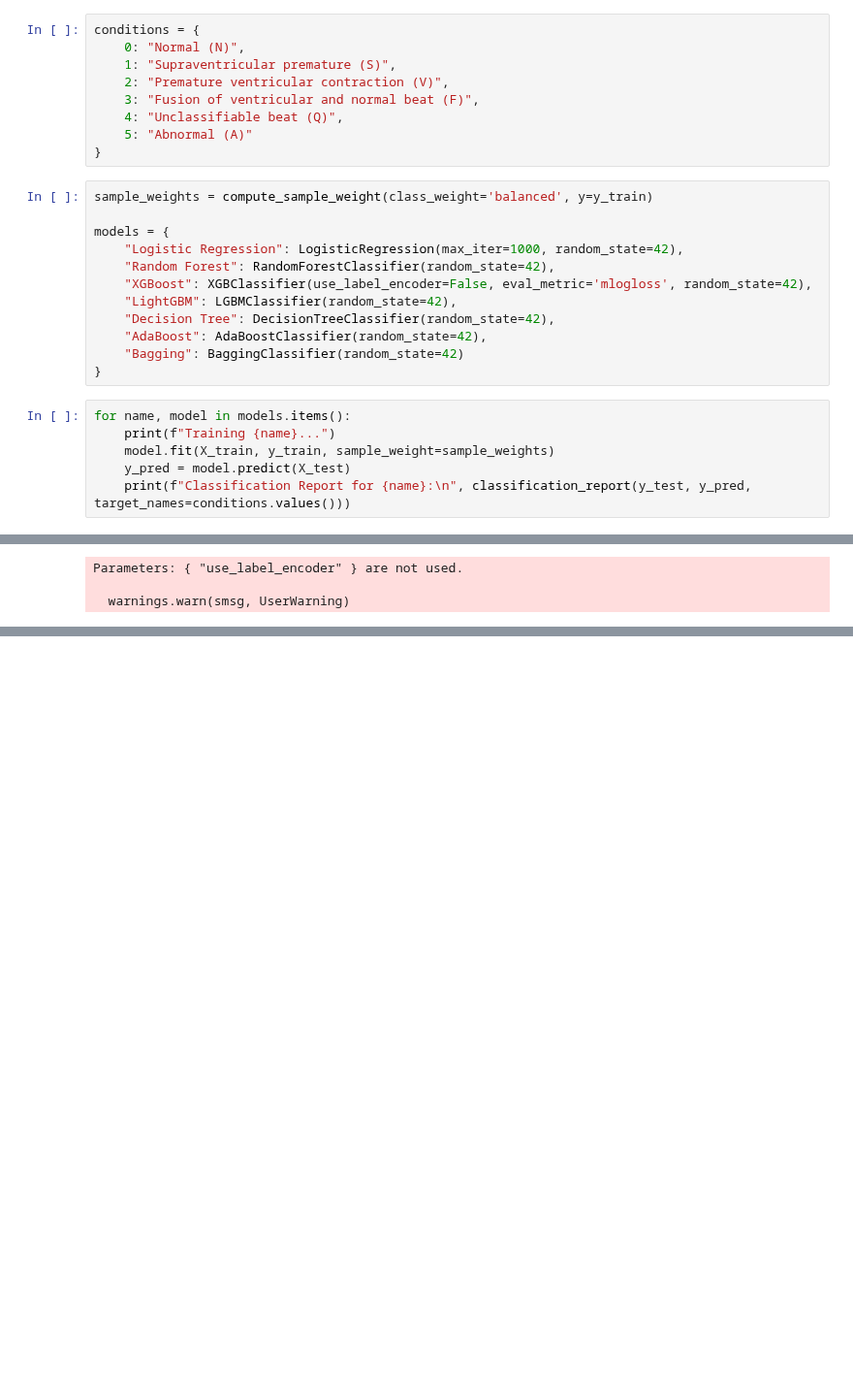
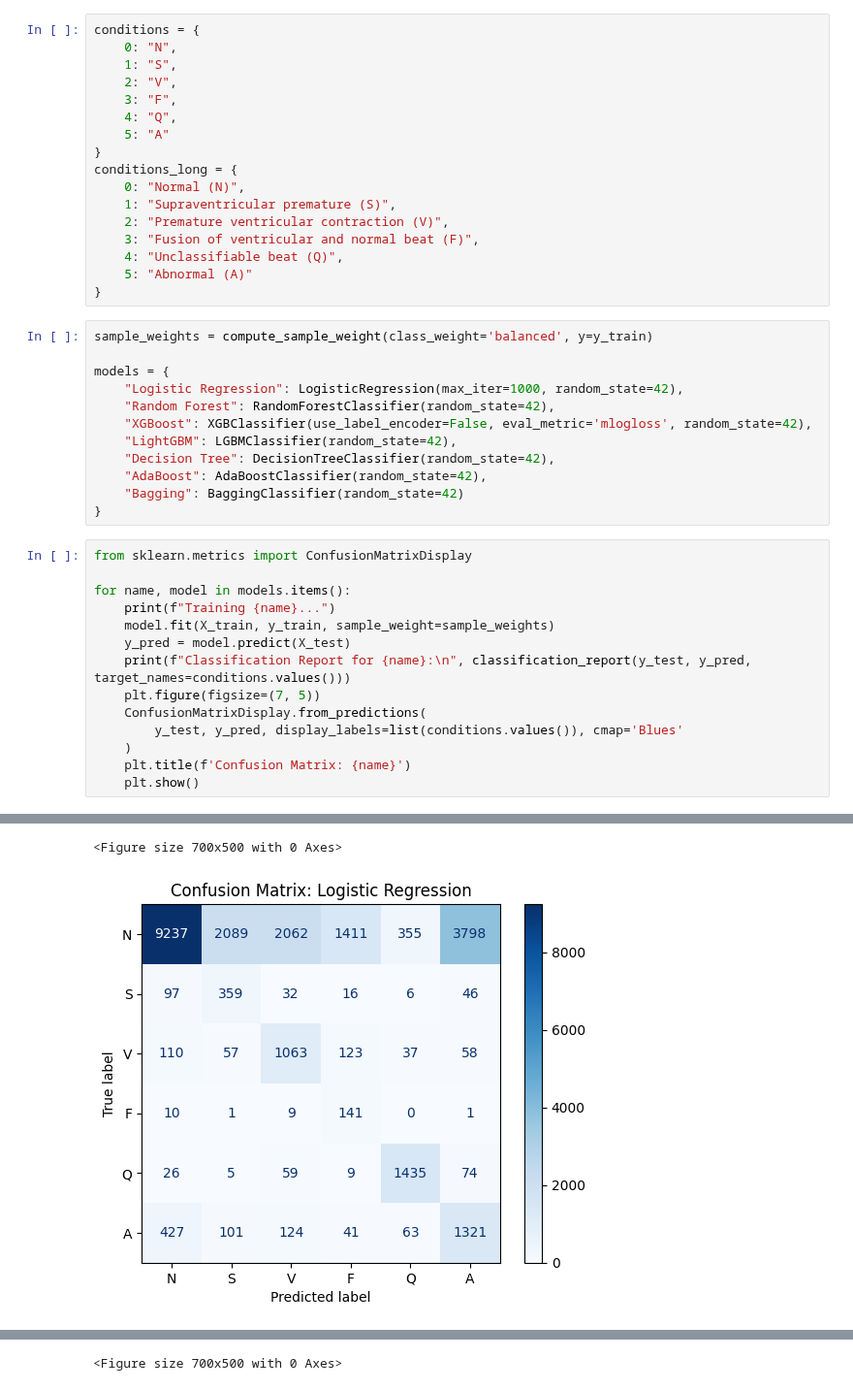
Before and after one commit to arilui/EKGenie, a Jupyter notebook: ML_Test.ipynb, the cells around one changed output, grey strips where cells are left out. Shown at 97% size. Cells and saved outputs as stored; diff of their text form; blank space fills up the shorter version.

```diff
--- a/ML_Test.ipynb
+++ b/ML_Test.ipynb
@@ -16,6 +16,14 @@ from lightgbm import LGBMClassifier
 from catboost import CatBoostClassifier
 # %%
 conditions = {
+    0: "N",
+    1: "S",
+    2: "V",
+    3: "F",
+    4: "Q",
+    5: "A"
+}
+conditions_long = {
     0: "Normal (N)",
     1: "Supraventricular premature (S)",
     2: "Premature ventricular contraction (V)",
@@ -36,11 +44,19 @@ models = {
     "Bagging": BaggingClassifier(random_state=42)
 }
 # %%
+from sklearn.metrics import ConfusionMatrixDisplay
+
 for name, model in models.items():
     print(f"Training {name}...")
     model.fit(X_train, y_train, sample_weight=sample_weights)
     y_pred = model.predict(X_test)
     print(f"Classification Report for {name}:\n", classification_report(y_test, y_pred, target_names=conditions.values()))
+    plt.figure(figsize=(7, 5))
+    ConfusionMatrixDisplay.from_predictions(
+        y_test, y_pred, display_labels=list(conditions.values()), cmap='Blues'
+    )
+    plt.title(f'Confusion Matrix: {name}')
+    plt.show()
 # %% [output]
 Training Logistic Regression...
 Classification Report for Logistic Regression:
@@ -62,3 +75,2 @@ Training XGBoost...
-Parameters: { "use_label_encoder" } are not used.
-
-  warnings.warn(smsg, UserWarning)
+<Figure size 700x500 with 0 Axes>
+[figure, added]
@@ -81,0 +91 @@ Fusion of ventricular and normal beat (F)       0.77      0.84      0.80       1
+<Figure size 700x500 with 0 Axes>
```
Also changed, not shown: parts of 2 cells of this notebook.
